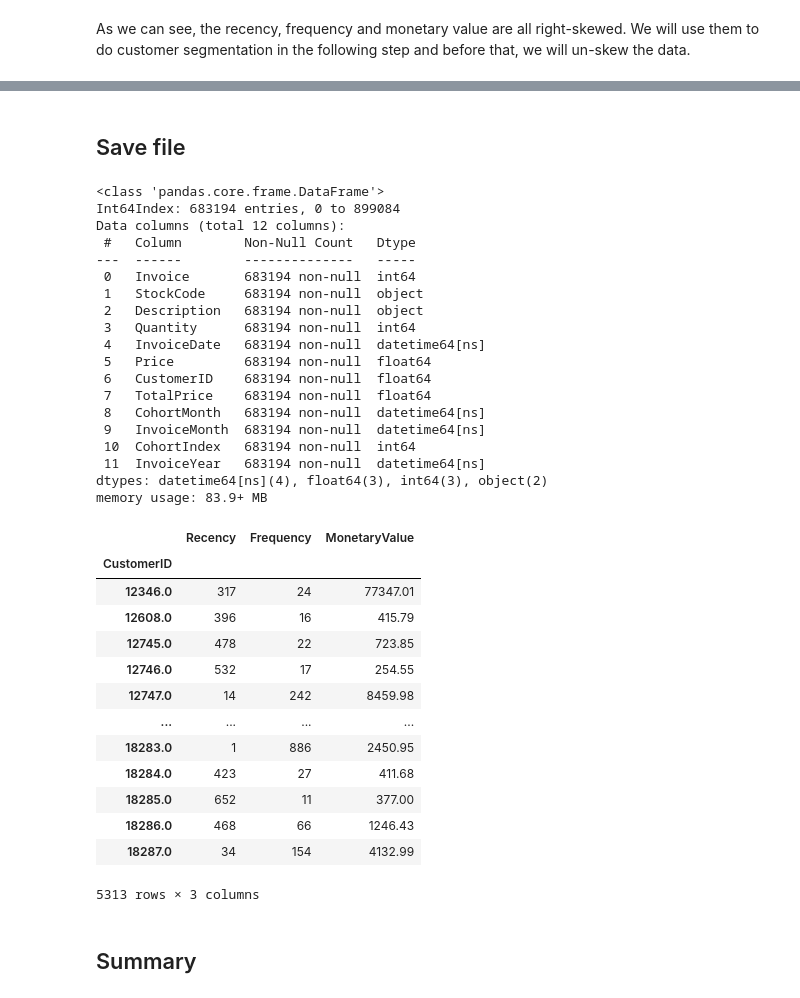
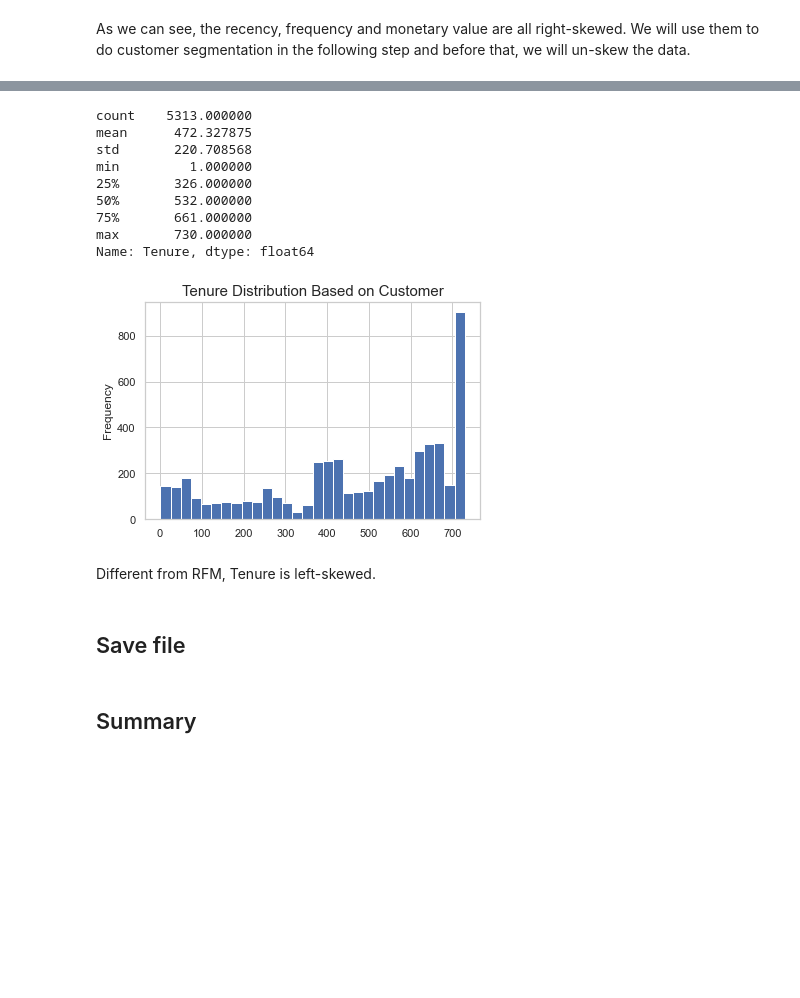
Before and after one commit to lasayin/Online-Retail-Business-Analysis-and-Customer-Segmentation, a Jupyter notebook: Online_Retail_EDA.ipynb, the cells around one changed output, grey strips where cells are left out. Cells and saved outputs as stored; diff of their text form; code cells hidden in the pictures; blank space fills up the shorter version.

Commit message:
Calculate tenure

```diff
--- a/Online_Retail_EDA.ipynb
+++ b/Online_Retail_EDA.ipynb
@@ -557,0 +572,9 @@ As we can see, the recency, frequency and monetary value are all right-skewed. W
+# %%
+# The date of the first transaction
+retail['CohortDate'] = retail.groupby('CustomerID')['InvoiceDate'].transform('min')
+# Calculate tenture
+retail['Tenure'] = (dt(2011,12,1)-retail.CohortDate).apply(lambda x: x.days)
+# Build datafram to store RFM plus Tenure by customer
+retail_rfmt = retail_rfm.assign()
+# Add Tenure column
+retail_rfmt['Tenure'] = retail.groupby(['CustomerID'])['Tenure'].mean()
@@ -558,26 +605,23 @@ As we can see, the recency, frequency and monetary value are all right-skewed. W
+# %%
+# Display tenure
+print(retail_rfmt.Tenure.describe())
+plt.ylabel('Tenure')
+plt.title('Tenure Distribution Based on Customer', fontsize=15)
+_ = retail_rfmt.Tenure.plot.hist(bins=30)
+# %% [output]
+count    5313.000000
+mean      472.327875
+std       220.708568
+min         1.000000
+25%       326.000000
+50%       532.000000
+75%       661.000000
+max       730.000000
+Name: Tenure, dtype: float64
+[figure, added]
+# %% [markdown]
+Different from RFM, Tenure is left-skewed.
 # %% [markdown]
 ## Save file
-# %%
-retail.info()
-# %% [output]
-<class 'pandas.core.frame.DataFrame'>
-Int64Index: 683194 entries, 0 to 899084
-Data columns (total 12 columns):
- #   Column        Non-Null Count   Dtype
----  ------        --------------   -----
- 0   Invoice       683194 non-null  int64
- 1   StockCode     683194 non-null  object
- 2   Description   683194 non-null  object
- 3   Quantity      683194 non-null  int64
- 4   InvoiceDate   683194 non-null  datetime64[ns]
- 5   Price         683194 non-null  float64
- 6   CustomerID    683194 non-null  float64
- 7   TotalPrice    683194 non-null  float64
- 8   CohortMonth   683194 non-null  datetime64[ns]
- 9   InvoiceMonth  683194 non-null  datetime64[ns]
- 10  CohortIndex   683194 non-null  int64
- 11  InvoiceYear   683194 non-null  datetime64[ns]
-dtypes: datetime64[ns](4), float64(3), int64(3), object(2)
-memory usage: 83.9+ MB
 # %%
 # Save retail data and rename the dateset
@@ -586,18 +630 @@ retail.to_csv(filepath, index=False, date_format='%Y-%m-%d')
-# %%
-retail_rfm
-# %% [output]
-|  | Recency | Frequency | MonetaryValue |
-| CustomerID |  |  |  |
-| 12346.0 | 317 | 24 | 77347.01 |
-| 12608.0 | 396 | 16 | 415.79 |
-| 12745.0 | 478 | 22 | 723.85 |
-| 12746.0 | 532 | 17 | 254.55 |
-| 12747.0 | 14 | 242 | 8459.98 |
-| ... | ... | ... | ... |
-| 18283.0 | 1 | 886 | 2450.95 |
-| 18284.0 | 423 | 27 | 411.68 |
-| 18285.0 | 652 | 11 | 377.00 |
-| 18286.0 | 468 | 66 | 1246.43 |
-| 18287.0 | 34 | 154 | 4132.99 |
-5313 rows × 3 columns
 # %%
```
Also changed, not shown: parts of 15 cells of this notebook.
